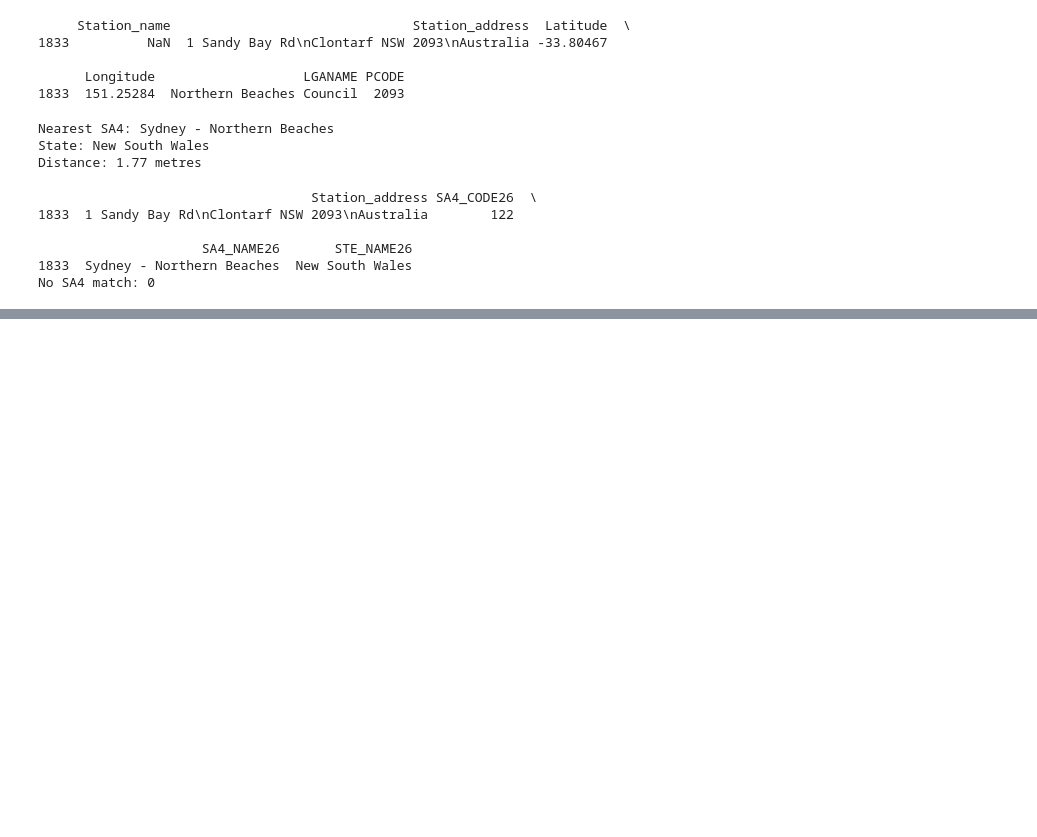
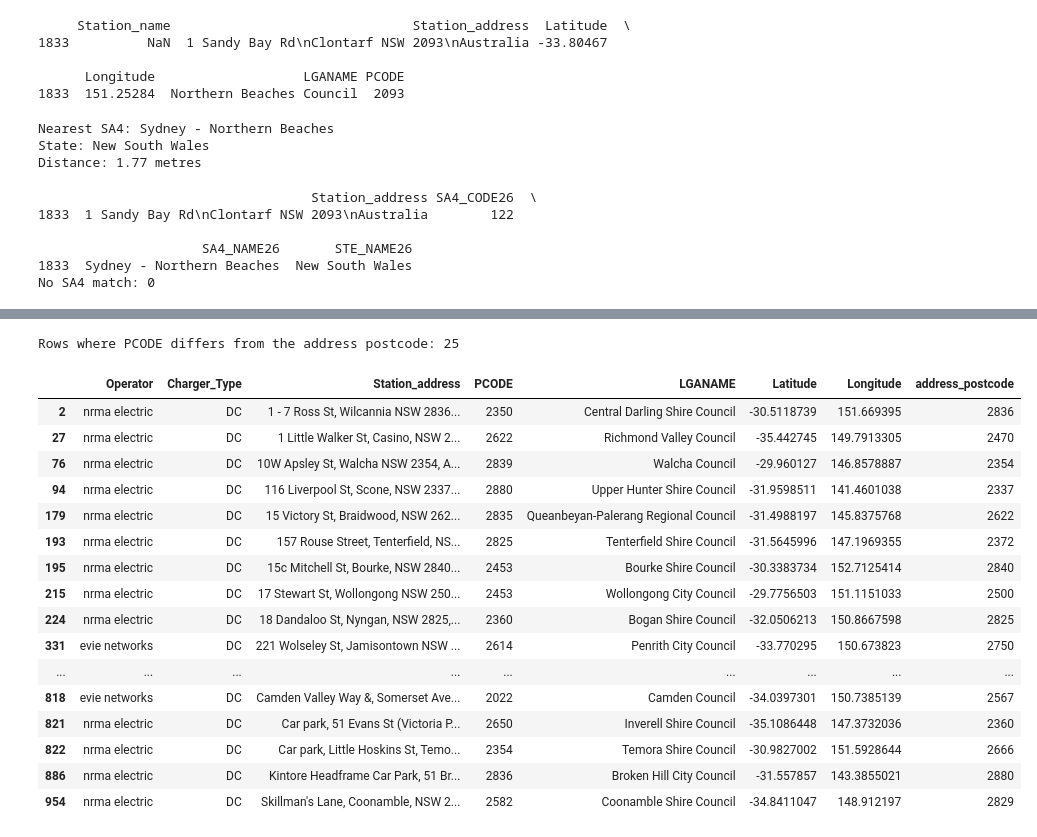
Before and after one commit to JIJI5647/5339_a1, a Jupyter notebook: notebooks/data_analyze.ipynb, the cells around one changed output, grey strips where cells are left out. Saved outputs shown, nothing was run; the diff lists cells and outputs as text; code cells hidden in the pictures; blank space fills up the shorter version.

```diff
--- a/notebooks/data_analyze.ipynb
+++ b/notebooks/data_analyze.ipynb
@@ -182,0 +823,6 @@ No SA4 match: 0
+# %%
+clean = pd.read_csv("../data/processed/ev_clean.csv", dtype=str, keep_default_na=False)
+print("Raw shape:  ", raw.shape)
+print("Clean shape:", clean.shape)
+print("Columns removed:", sorted(set(raw.columns) - set(clean.columns)))
+print("Columns added:  ", sorted(set(clean.columns) - set(raw.columns)))
@@ -182,0 +937,25 @@ No SA4 match: 0
+# %%
+address_pc = clean["Station_address"].str.findall(r"\b(\d{4})\b").str[-1]
+differs = (clean["PCODE"] != "") & address_pc.notna() & (clean["PCODE"] != address_pc)
+print("Rows where PCODE differs from the address postcode:", differs.sum())
+clean.loc[differs, ["Operator", "Charger_Type", "Station_address", "PCODE", "LGANAME",
+                    "Latitude", "Longitude"]].assign(address_postcode=address_pc[differs])
+# %% [output]
+Rows where PCODE differs from the address postcode: 25
+|  | Operator | Charger_Type | Station_address | PCODE | LGANAME | Latitude | Longitude | address_postcode |
+| 2 | nrma electric | DC | 1 - 7 Ross St, Wilcannia NSW 2836... | 2350 | Central Darling Shire Council | -30.5118739 | 151.669395 | 2836 |
+| 27 | nrma electric | DC | 1 Little Walker St, Casino, NSW 2... | 2622 | Richmond Valley Council | -35.442745 | 149.7913305 | 2470 |
+| 76 | nrma electric | DC | 10W Apsley St, Walcha NSW 2354, A... | 2839 | Walcha Council | -29.960127 | 146.8578887 | 2354 |
+| 94 | nrma electric | DC | 116 Liverpool St, Scone, NSW 2337... | 2880 | Upper Hunter Shire Council | -31.9598511 | 141.4601038 | 2337 |
+| 179 | nrma electric | DC | 15 Victory St, Braidwood, NSW 262... | 2835 | Queanbeyan-Palerang Regional Council | -31.4988197 | 145.8375768 | 2622 |
+| 193 | nrma electric | DC | 157 Rouse Street, Tenterfield, NS... | 2825 | Tenterfield Shire Council | -31.5645996 | 147.1969355 | 2372 |
+| 195 | nrma electric | DC | 15c Mitchell St, Bourke, NSW 2840... | 2453 | Bourke Shire Council | -30.3383734 | 152.7125414 | 2840 |
+| 215 | nrma electric | DC | 17 Stewart St, Wollongong NSW 250... | 2453 | Wollongong City Council | -29.7756503 | 151.1151033 | 2500 |
+| 224 | nrma electric | DC | 18 Dandaloo St, Nyngan, NSW 2825,... | 2360 | Bogan Shire Council | -32.0506213 | 150.8667598 | 2825 |
+| 331 | evie networks | DC | 221 Wolseley St, Jamisontown NSW ... | 2614 | Penrith City Council | -33.770295 | 150.673823 | 2750 |
+| ... | ... | ... | ... | ... | ... | ... | ... | ... |
+| 818 | evie networks | DC | Camden Valley Way &, Somerset Ave... | 2022 | Camden Council | -34.0397301 | 150.7385139 | 2567 |
+| 821 | nrma electric | DC | Car park, 51 Evans St (Victoria P... | 2650 | Inverell Shire Council | -35.1086448 | 147.3732036 | 2360 |
+| 822 | nrma electric | DC | Car park, Little Hoskins St, Temo... | 2354 | Temora Shire Council | -30.9827002 | 151.5928644 | 2666 |
+| 886 | nrma electric | DC | Kintore Headframe Car Park, 51 Br... | 2836 | Broken Hill City Council | -31.557857 | 143.3855021 | 2880 |
+| 954 | nrma electric | DC | Skillman's Lane, Coonamble, NSW 2... | 2582 | Coonamble Shire Council | -34.8411047 | 148.912197 | 2829 |
```
Also changed, not shown: parts of 65 cells of this notebook, 13 other files.
